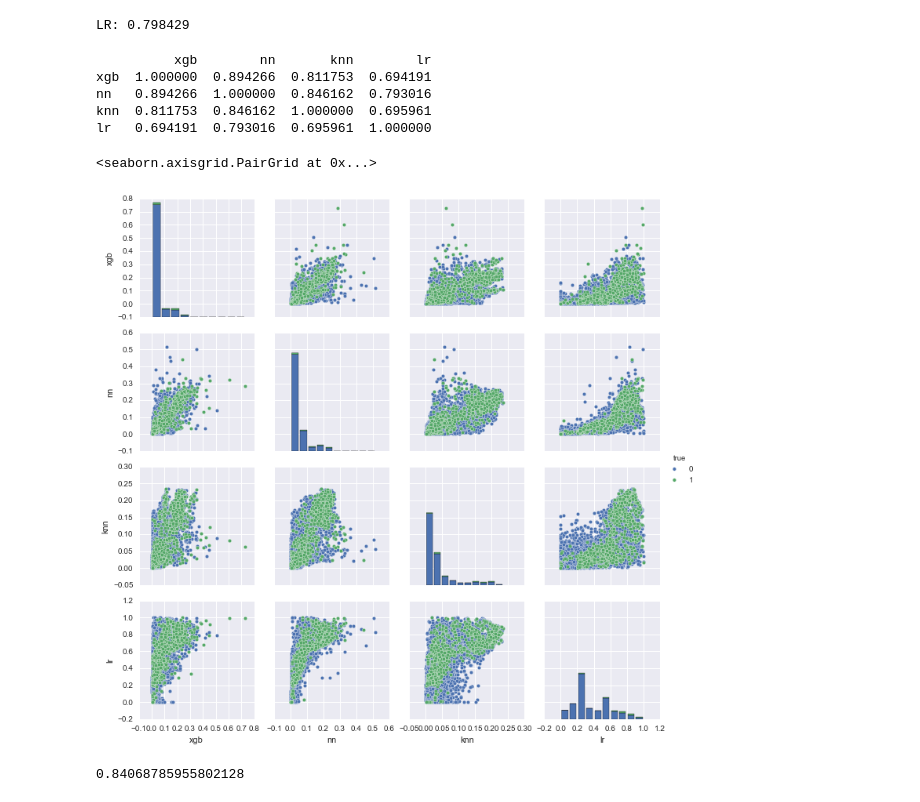
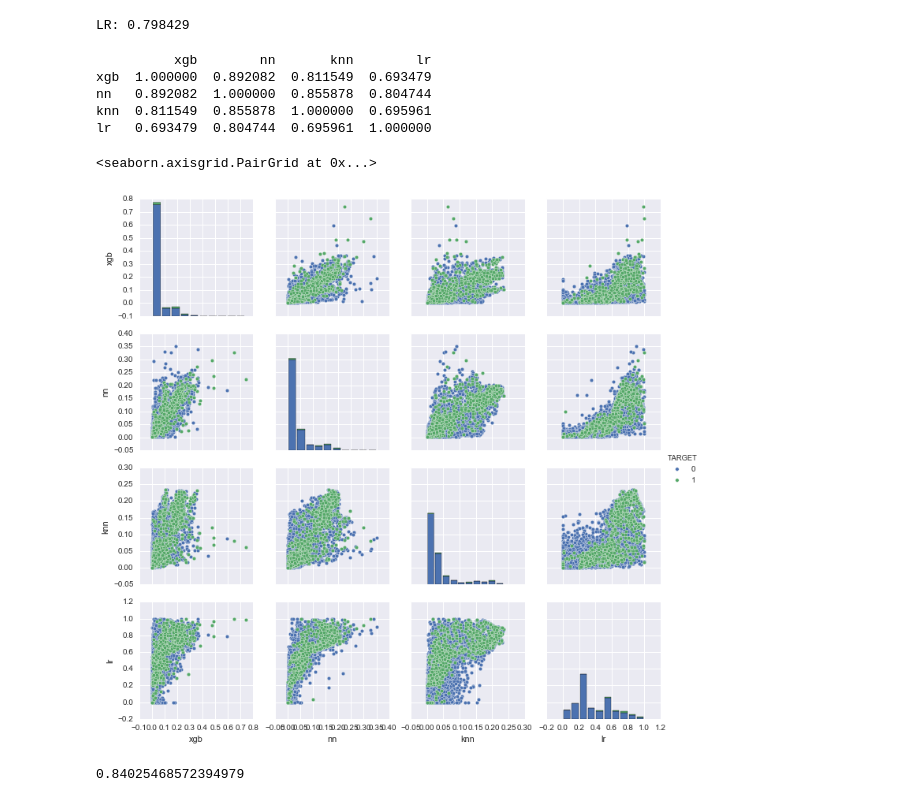
Before and after one commit to dwyatte/kaggle-santander, a Jupyter notebook: notebooks/ensemble.ipynb, the cells around one changed output. Saved outputs shown, nothing was run; the diff lists cells and outputs as text; code cells hidden in the pictures.

```diff
--- a/notebooks/ensemble.ipynb
+++ b/notebooks/ensemble.ipynb
@@ -36,7 +38,11 @@ errors = pd.DataFrame()
 # %%
 # xgb best params so far using column/row subsampling, even longer training
 
-X_train = df_train.copy()
+pipeline = Pipeline([
+        ('cd', ColumnDropper(drop=ZERO_VARIANCE_COLUMNS+CORRELATED_COLUMNS))
+])
+
+X_train = pipeline.fit_transform(df_train)
 y_train = df_target
 X_train, X_test, y_train, y_test= train_test_split(X_train, y_train, test_size=0.3, random_state=0)
 
@@ -183,21 +189,19 @@ probs['lr'] = lr.predict_proba(X_test)[:, -1]
 LR: 0.798429
 # %%
 # knn doesn't deal with outliers well -- will need more preprocessing
-# this visualization isn't very informative though -- need error analysis
 
-probs['true'] = y_test.values
-print probs.drop('true', axis=1).corr()
-sns.pairplot(probs, vars=probs.drop('true', axis=1).columns, hue='true')
+print probs.corr()
+sns.pairplot(pd.concat([probs, y_test.reset_index(drop=True)], axis=1), vars=probs.columns, hue='TARGET')
 # %% [output]
           xgb        nn       knn        lr
-xgb  1.000000  0.894266  0.811753  0.694191
-nn   0.894266  1.000000  0.846162  0.793016
-knn  0.811753  0.846162  1.000000  0.695961
-lr   0.694191  0.793016  0.695961  1.000000
+xgb  1.000000  0.892082  0.811549  0.693479
+nn   0.892082  1.000000  0.855878  0.804744
+knn  0.811549  0.855878  1.000000  0.695961
+lr   0.693479  0.804744  0.695961  1.000000
 <seaborn.axisgrid.PairGrid at 0x...>
-[figure, old version]
+[figure, new version]
 # %%
 # hand-ensembling
-roc_auc_score(probs['true'], probs['xgb']*0.8 + probs['nn']*0.1 + probs['knn']*0.1)
+roc_auc_score(y_test, probs['xgb']*0.8 + probs['nn']*0.1 + probs['knn']*0.1)
 # %% [output]
-0.84068785955802128
+0.84025468572394979
```
Also changed, not shown: parts of 3 cells of this notebook, 9 other files.
